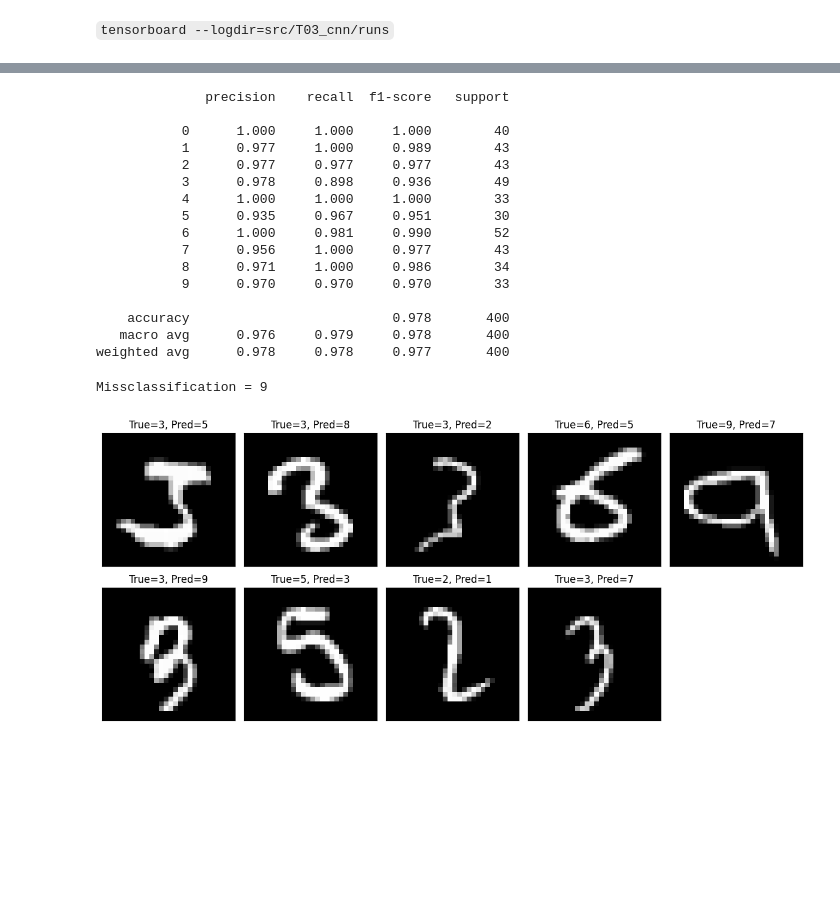
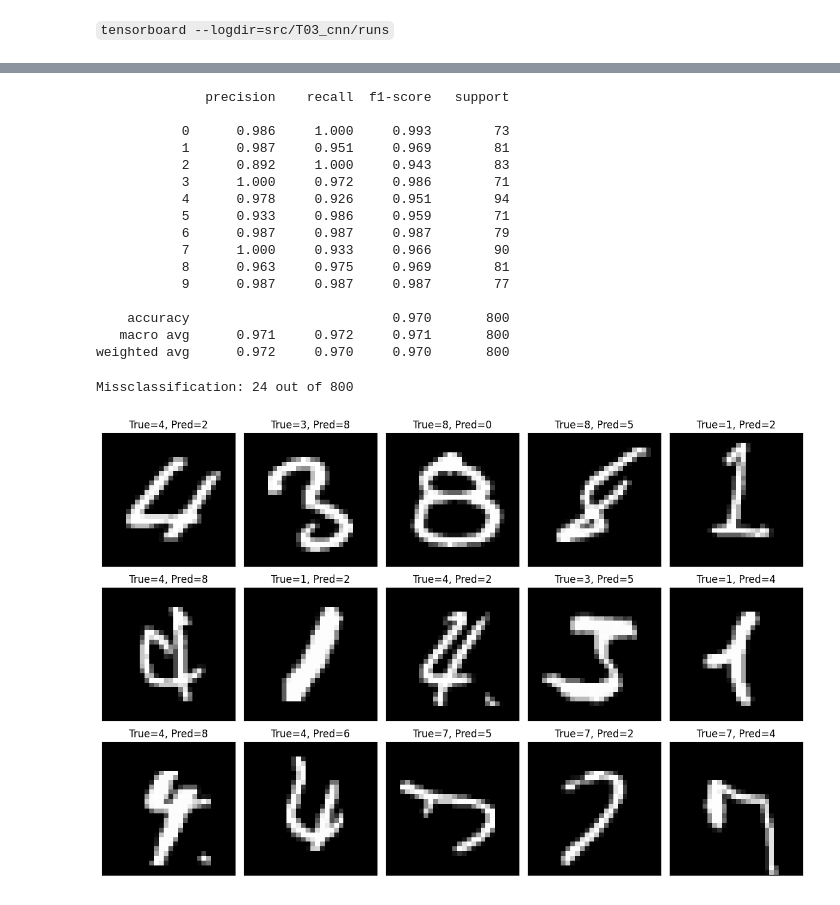
Before and after one commit to warisa-cmu/ml-training-2025-pytorch, a Jupyter notebook: src/T03_cnn/S01_cnn.ipynb, the cells around one changed output, grey strips where cells are left out. Cells and saved outputs as stored; diff of their text form; code cells hidden in the pictures.

```diff
--- a/src/T03_cnn/S01_cnn.ipynb
+++ b/src/T03_cnn/S01_cnn.ipynb
@@ -11,12 +10,12 @@ from tqdm.notebook import tqdm
 from pt_runner.cnn import CheckpointHandler, DataHandlerPT, EarlyStopper, calc_metrices
 # %%
 # New run
-# NEW_RUN = True
-# DT_REF = None
+NEW_RUN = True
+DT_REF = None
 
 # Resuming
-NEW_RUN = False
-DT_REF = "2025-05-28_12-35"
+# NEW_RUN = False
+# DT_REF = "2025-05-28_12-35"
 # %%
 RANDOM_STATE = 0
 # %%
@@ -130,9 +129,9 @@ Estimated Total Size (MB): 20.12
 # %% [markdown]
 `tensorboard --logdir=src/T03_cnn/runs`
 # %%
-n_epochs = 1000  # number of epochs to run
+n_epochs = 100  # number of epochs to run
 batch_size = 10  # size of each batch
-validation_interval = 10  # Evaluate every 100 epochs
+validation_interval = 4  # Evaluate every 10 epochs
 log_name = "C1"
 
 # Save/load
@@ -156,7 +155,7 @@ else:
 epoch_end = epoch_start + n_epochs
 
 # Initialize Components
-early_stopper = EarlyStopper(patience=10)
+early_stopper = EarlyStopper(patience=5)
 writer = SummaryWriter(log_dir=log_dir, purge_step=epoch_start)
 
 # Data
@@ -266,45 +264,45 @@ metrices, Y_pred_labels, Y_true_labels = calc_metrices(
 # %% [output]
               precision    recall  f1-score   support
 
-           0      1.000     1.000     1.000        40
-           1      0.977     1.000     0.989        43
-           2      0.977     0.977     0.977        43
-           3      0.978     0.898     0.936        49
-           4      1.000     1.000     1.000        33
-           5      0.935     0.967     0.951        30
-           6      1.000     0.981     0.990        52
-           7      0.956     1.000     0.977        43
-           8      0.971     1.000     0.986        34
-           9      0.970     0.970     0.970        33
+           0      0.986     1.000     0.993        73
+           1      0.987     0.951     0.969        81
+           2      0.892     1.000     0.943        83
+           3      1.000     0.972     0.986        71
+           4      0.978     0.926     0.951        94
+           5      0.933     0.986     0.959        71
+           6      0.987     0.987     0.987        79
+           7      1.000     0.933     0.966        90
+           8      0.963     0.975     0.969        81
+           9      0.987     0.987     0.987        77
 
-    accuracy                          0.978       400
-   macro avg      0.976     0.979     0.978       400
-weighted avg      0.978     0.978     0.977       400
+    accuracy                          0.970       800
+   macro avg      0.971     0.972     0.971       800
+weighted avg      0.972     0.970     0.970       800
 # %%
 # Find misclassification
 loc = Y_pred_labels != Y_true_labels
-print(f"Missclassification = {loc.sum()}")
+print(f"Missclassification: {loc.sum()} out of {loc.shape[0]}")
 # %% [output]
-Missclassification = 9
+Missclassification: 24 out of 800
 # %%
 import matplotlib.pyplot as plt
 import itertools
 
 fig, axes2D = plt.subplots(3, 5, figsize=(12, 8))
 axes = list(itertools.chain.from_iterable(axes2D))  # Flatten 2D list
 X_test_miss, _ = ds_test[loc]
 Y_test_miss = Y_true_labels[loc]
 Y_pred_miss = Y_pred_labels[loc]
 for idx, ax in enumerate(axes):
-    if (idx < loc.sum()):
+    if idx < loc.sum():
         ax.imshow(X_test_miss[idx].view(28, 28), cmap="gray")
         ax.set_title(f"True={Y_test_miss[idx]}, Pred={Y_pred_miss[idx]}")
     else:
-        ax.axis('off')  # Hide unused axes
+        ax.axis("off")  # Hide unused axes
     ax.set_xticks([])
     ax.set_yticks([])
 
 fig.tight_layout()
 plt.show()
 # %% [output]
-[figure, old version]
+[figure, new version]
```
Also changed, not shown: parts of 5 cells of this notebook, 2 other files.
